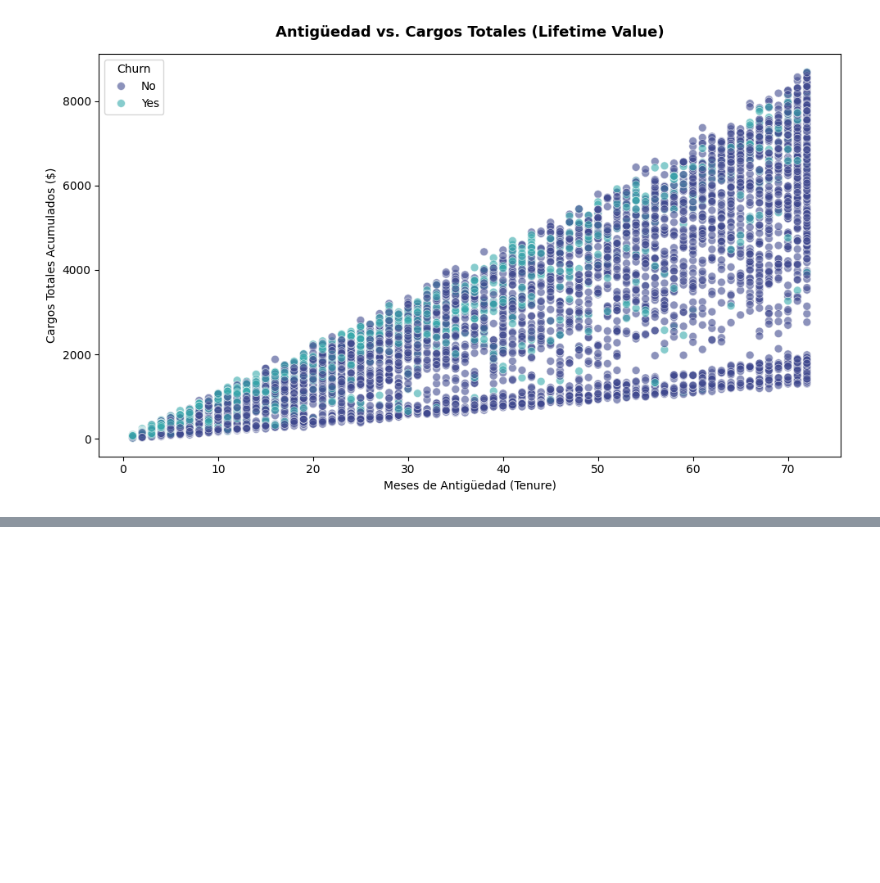
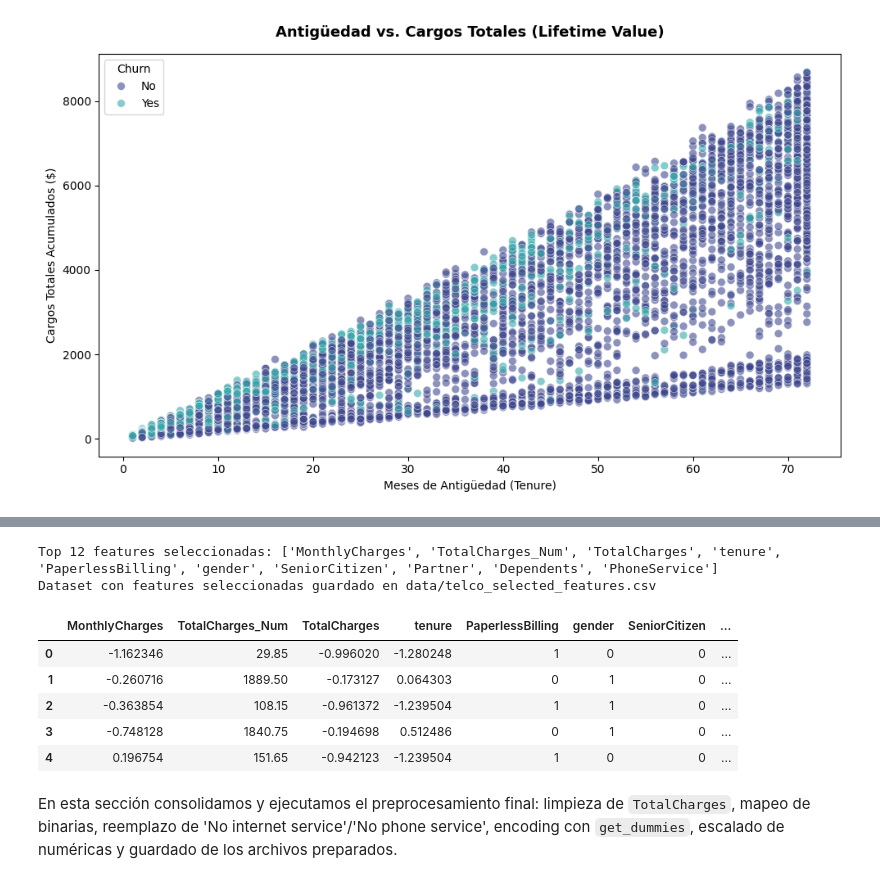
Before and after one commit to Vane2005/DS-Project4, a Jupyter notebook: proyecto4-CRISP-DM.ipynb, the cells around one changed output, grey strips where cells are left out. Drawn from its saved outputs; the diff is of its cells as text; code cells hidden in the pictures; blank space fills up the shorter version.

```diff
--- a/proyecto4-CRISP-DM.ipynb
+++ b/proyecto4-CRISP-DM.ipynb
@@ -407,0 +580,7 @@ plt.show()
+# %%
+# Random Forest importances
+rf = RandomForestClassifier(n_estimators=200, random_state=42, n_jobs=-1)
+rf.fit(X_numeric.fillna(0), y)
+rf_imp = pd.Series(rf.feature_importances_, index=X_numeric.columns).sort_values(ascending=False)
+print('\nTop 15 features por RandomForest:')
+print(rf_imp.head(15))
@@ -407,0 +640,23 @@ plt.show()
+# %%
+# Seleccionar top-k features según RandomForest (por ejemplo 12)
+top_k = 12
+top_features = rf_imp.head(top_k).index.tolist()
+print('\nTop', top_k, 'features seleccionadas:', top_features)
+
+# Guardar dataset con features seleccionadas
+selected_df = df[top_features + ['Churn']]
+out_sel = 'data/telco_selected_features.csv'
+selected_df.to_csv(out_sel, index=False)
+print('Dataset con features seleccionadas guardado en', out_sel)
+selected_df.head()
+# %% [output]
+Top 12 features seleccionadas: ['MonthlyCharges', 'TotalCharges_Num', 'TotalCharges', 'tenure', 'PaperlessBilling', 'gender', 'SeniorCitizen', 'Partner', 'Dependents', 'PhoneService']
+Dataset con features seleccionadas guardado en data/telco_selected_features.csv
+|  | MonthlyCharges | TotalCharges_Num | TotalCharges | tenure | PaperlessBilling | gender | SeniorCitizen | ... |
+| 0 | -1.162346 | 29.85 | -0.996020 | -1.280248 | 1 | 0 | 0 | ... |
+| 1 | -0.260716 | 1889.50 | -0.173127 | 0.064303 | 0 | 1 | 0 | ... |
+| 2 | -0.363854 | 108.15 | -0.961372 | -1.239504 | 1 | 1 | 0 | ... |
+| 3 | -0.748128 | 1840.75 | -0.194698 | 0.512486 | 0 | 1 | 0 | ... |
+| 4 | 0.196754 | 151.65 | -0.942123 | -1.239504 | 1 | 0 | 0 | ... |
+# %% [markdown]
+En esta sección consolidamos y ejecutamos el preprocesamiento final: limpieza de `TotalCharges`, mapeo de binarias, reemplazo de 'No internet service'/'No phone service', encoding con `get_dummies`, escalado de numéricas y guardado de los archivos preparados.
```
Also changed, not shown: parts of 23 cells of this notebook, 3 other files.
